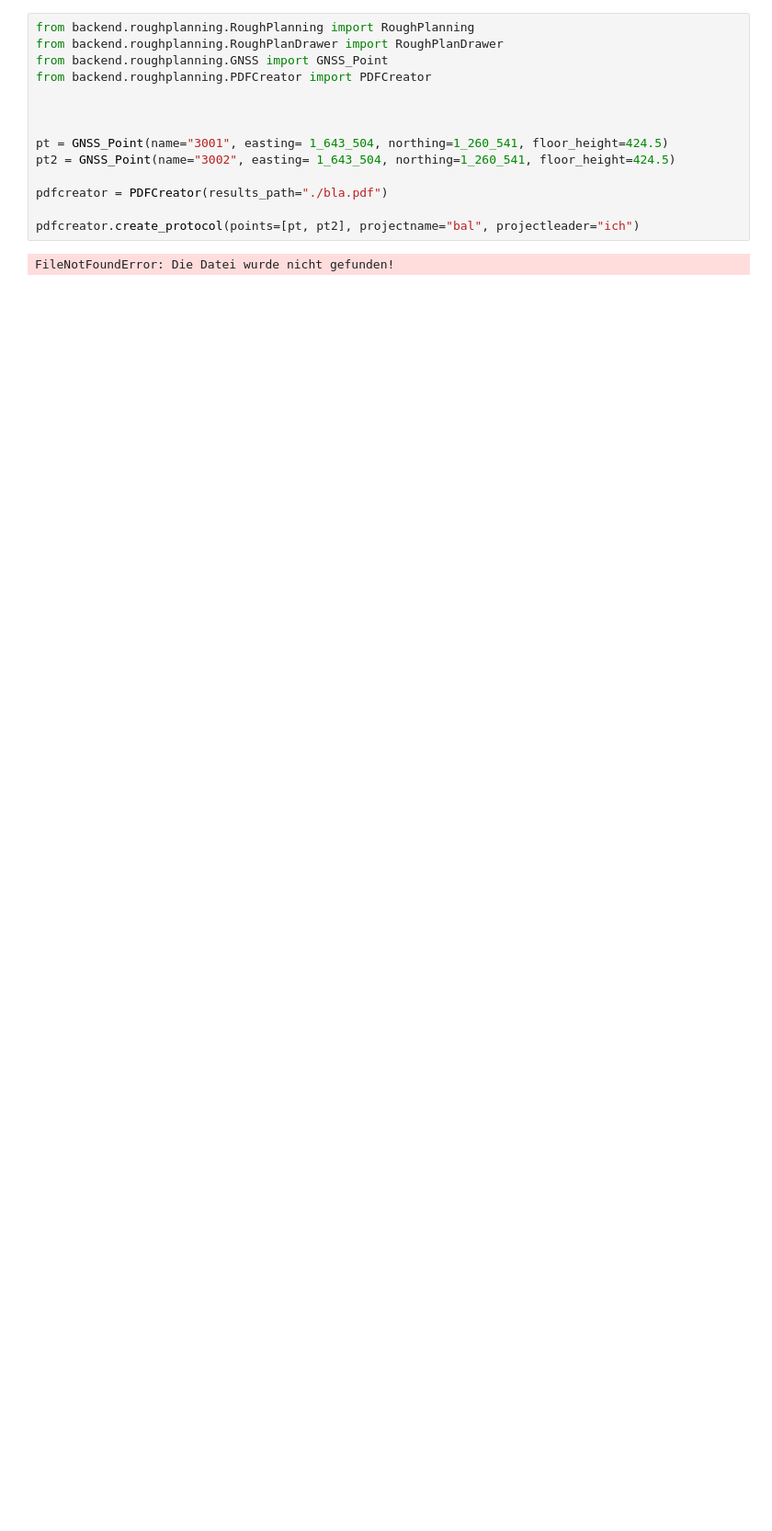
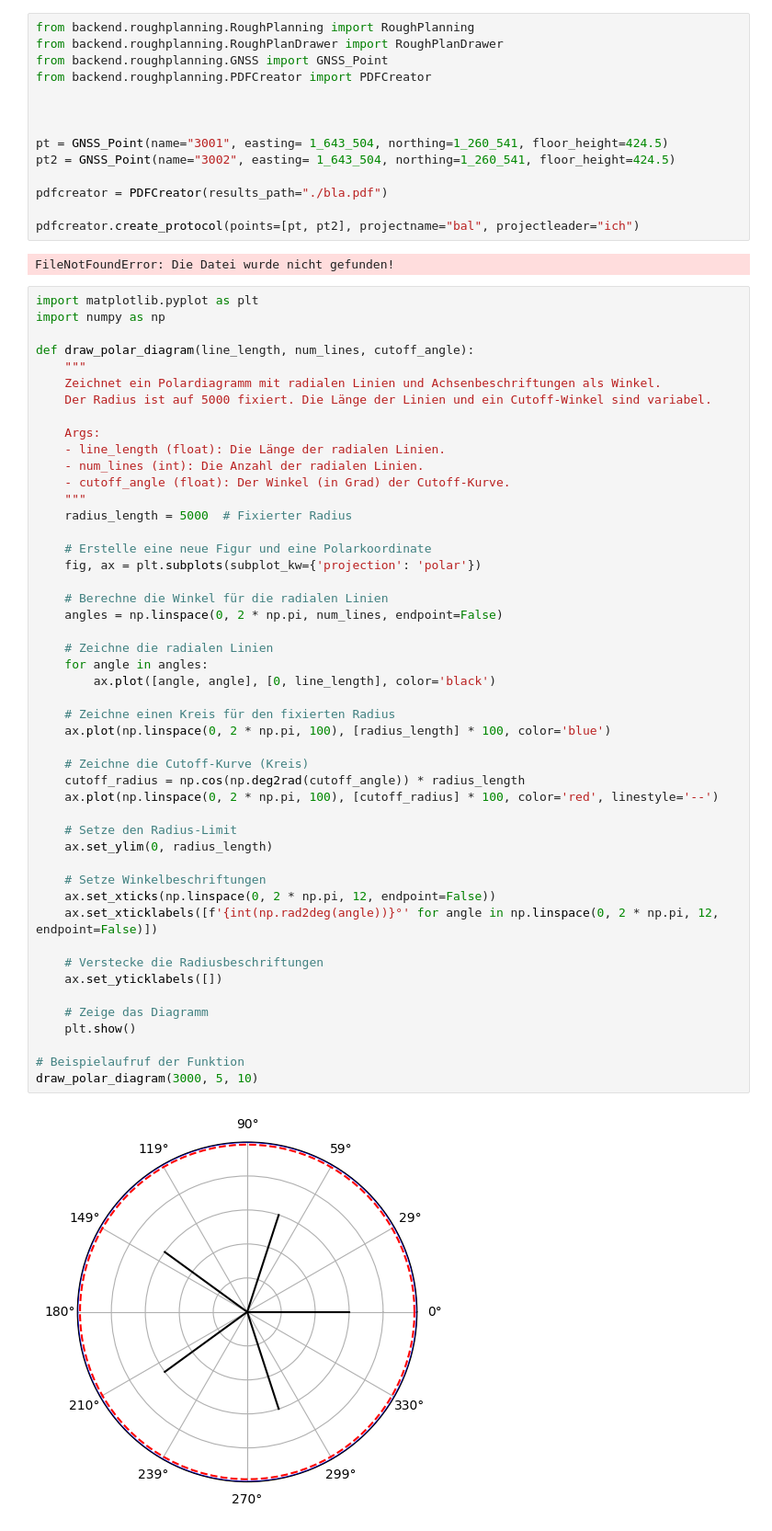
Before and after one commit to FabianRuefenacht/GNSS_Planner, a Jupyter notebook: test.ipynb, the cells around one changed output. Shown at 92% size. Saved outputs shown, nothing was run; the diff lists cells and outputs as text; blank space fills up the shorter version.

Commit message:
polar diagram preview

```diff
--- a/test.ipynb
+++ b/test.ipynb
@@ -44,3 +44,53 @@ pdfcreator = PDFCreator(results_path="./bla.pdf")
 pdfcreator.create_protocol(points=[pt, pt2], projectname="bal", projectleader="ich")
 # %% [output]
 FileNotFoundError: Die Datei wurde nicht gefunden!
+# %%
+import matplotlib.pyplot as plt
+import numpy as np
+
+def draw_polar_diagram(line_length, num_lines, cutoff_angle):
+    """
+    Zeichnet ein Polardiagramm mit radialen Linien und Achsenbeschriftungen als Winkel.
+    Der Radius ist auf 5000 fixiert. Die Länge der Linien und ein Cutoff-Winkel sind variabel.
+
+    Args:
+    - line_length (float): Die Länge der radialen Linien.
+    - num_lines (int): Die Anzahl der radialen Linien.
+    - cutoff_angle (float): Der Winkel (in Grad) der Cutoff-Kurve.
+    """
+    radius_length = 5000  # Fixierter Radius
+
+    # Erstelle eine neue Figur und eine Polarkoordinate
+    fig, ax = plt.subplots(subplot_kw={'projection': 'polar'})
+
+    # Berechne die Winkel für die radialen Linien
+    angles = np.linspace(0, 2 * np.pi, num_lines, endpoint=False)
+
+    # Zeichne die radialen Linien
+    for angle in angles:
+        ax.plot([angle, angle], [0, line_length], color='black')
+
+    # Zeichne einen Kreis für den fixierten Radius
+    ax.plot(np.linspace(0, 2 * np.pi, 100), [radius_length] * 100, color='blue')
+
+    # Zeichne die Cutoff-Kurve (Kreis)
+    cutoff_radius = np.cos(np.deg2rad(cutoff_angle)) * radius_length
+    ax.plot(np.linspace(0, 2 * np.pi, 100), [cutoff_radius] * 100, color='red', linestyle='--')
+
+    # Setze den Radius-Limit
+    ax.set_ylim(0, radius_length)
+
+    # Setze Winkelbeschriftungen
+    ax.set_xticks(np.linspace(0, 2 * np.pi, 12, endpoint=False))
+    ax.set_xticklabels([f'{int(np.rad2deg(angle))}°' for angle in np.linspace(0, 2 * np.pi, 12, endpoint=False)])
+
+    # Verstecke die Radiusbeschriftungen
+    ax.set_yticklabels([])
+
+    # Zeige das Diagramm
+    plt.show()
+
+# Beispielaufruf der Funktion
+draw_polar_diagram(3000, 5, 10)
+# %% [output]
+[figure, added]
```
Also changed, not shown: parts of 1 cell of this notebook, 2 other files.
